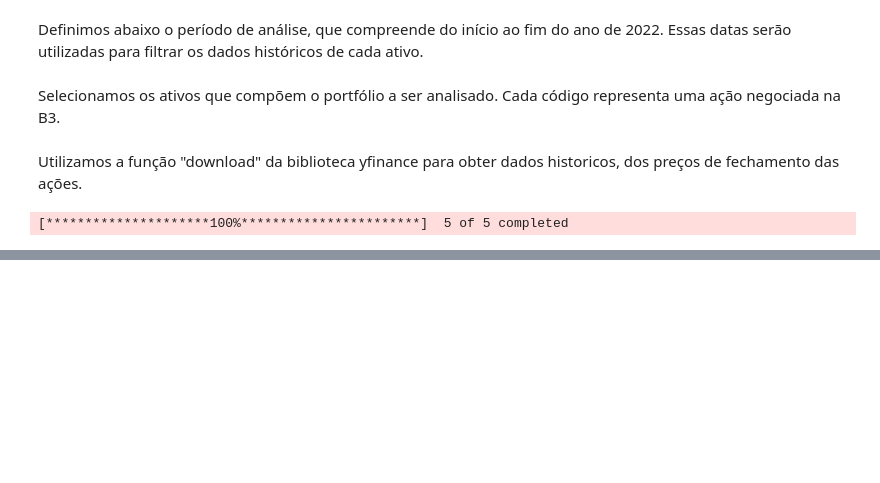
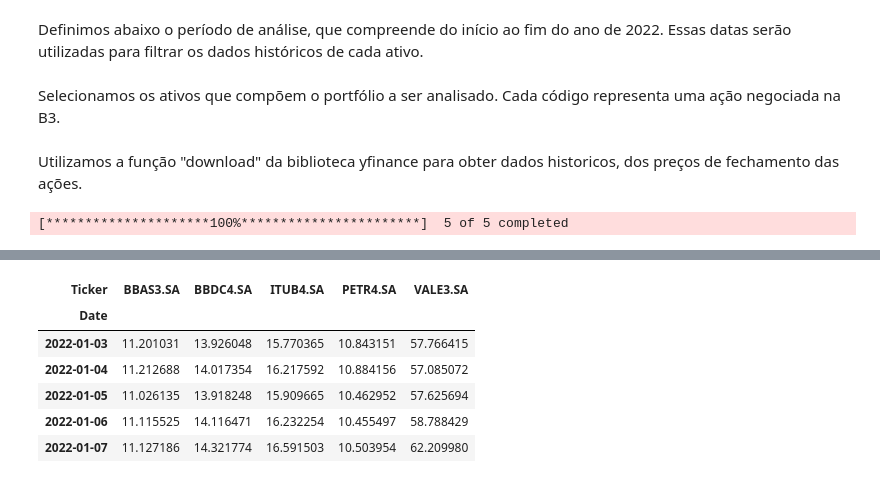
Before and after one commit to hermescosta/Hermes-2025-, a Jupyter notebook: Análise_de_portfólio_RBras_2023.ipynb, the cells around one changed output, grey strips where cells are left out. Cells and saved outputs as stored; diff of their text form; code cells hidden in the pictures; blank space fills up the shorter version.

```diff
--- a/Análise_de_portfólio_RBras_2023.ipynb
+++ b/Análise_de_portfólio_RBras_2023.ipynb
@@ -66,0 +84,10 @@ Warning: Total number of columns (25) exceeds max_columns (20) limiting to first
+# %%
+dados['Close'].head()
+# %% [output]
+| Ticker | BBAS3.SA | BBDC4.SA | ITUB4.SA | PETR4.SA | VALE3.SA |
+| Date |  |  |  |  |  |
+| 2022-01-03 | 11.201031 | 13.926048 | 15.770365 | 10.843151 | 57.766415 |
+| 2022-01-04 | 11.212688 | 14.017354 | 16.217592 | 10.884156 | 57.085072 |
+| 2022-01-05 | 11.026135 | 13.918248 | 15.909665 | 10.462952 | 57.625694 |
+| 2022-01-06 | 11.115525 | 14.116471 | 16.232254 | 10.455497 | 58.788429 |
+| 2022-01-07 | 11.127186 | 14.321774 | 16.591503 | 10.503954 | 62.209980 |
```
Also changed, not shown: parts of 6 cells of this notebook.
